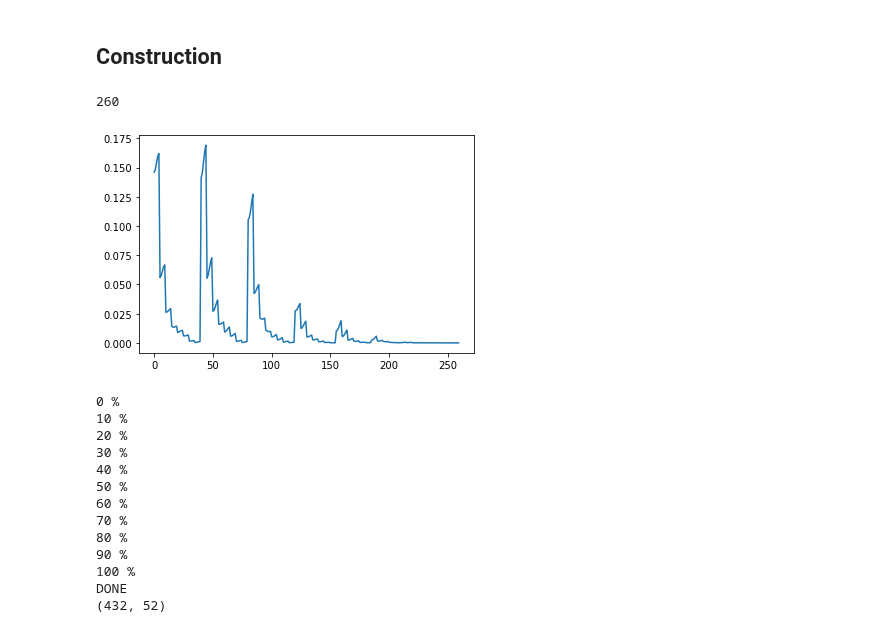
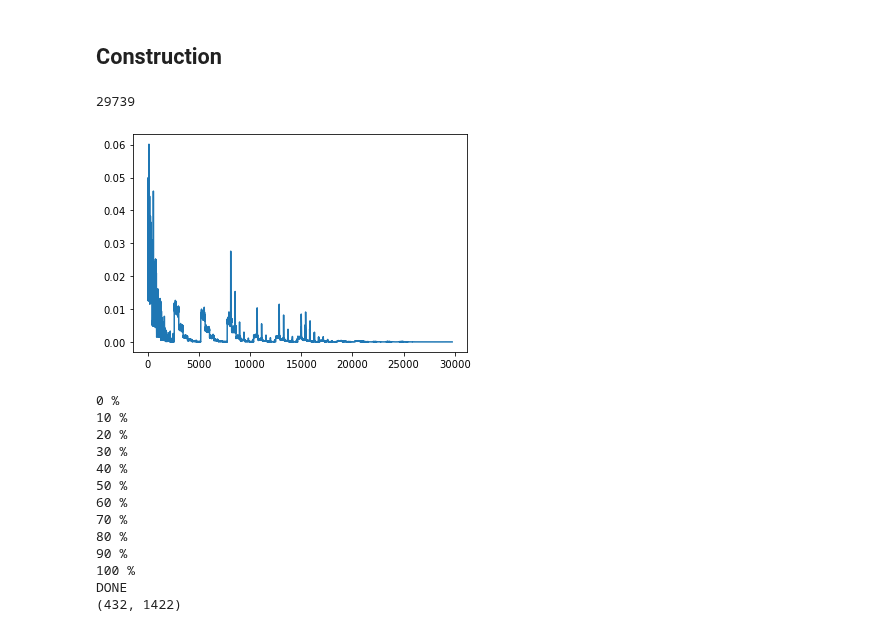
Before and after one commit to outidrarine/Detpop, a Jupyter notebook: PsiConstruction.ipynb, the cells around one changed output. Saved outputs shown, nothing was run; the diff lists cells and outputs as text; code cells hidden in the pictures.

```diff
--- a/PsiConstruction.ipynb
+++ b/PsiConstruction.ipynb
@@ -183,12 +187,9 @@ def compute_psi_i(filename, J, Q, downscaleFactor):
     qi = tfsd(Spec, fn, tn)
 
     # Computing the descriptor phi_i
-
     s = s[::downscaleFactor]
 
-    J = 10
     T = s.shape[-1]
-    Q = 1
 
     scattering = Scattering1D(J, T, Q)
 
@@ -226,15 +227,20 @@ def compute_psi(root, J, Q, downscaleFactor):
 
     return np.array(psi)
 # %%
-psi_i = compute_psi_i('son.wav', 1, 8, 20)
+# Taille d'un signal : 110250
+J = 8
+Q = 3
+psi_i = compute_psi_i('son.wav', J, Q, 1)
 print(psi_i.shape[-1])
 plt.plot(psi_i)
 plt.show();
 # %% [output]
-260
+29739
-[figure, old version]
+[figure, new version]
 # %%
-psi = compute_psi('./SoundDatabase', 8, 1, 100)
+J = 6
+Q = 16
+psi = compute_psi('./SoundDatabase', J, Q, 200)
 print(psi.shape)
 # %% [output]
 0 %
@@ -249,4 +255,4 @@ print(psi.shape)
 90 %
 100 %
 DONE
-(432, 52)
+(432, 1422)
```
Also changed, not shown: parts of 1 cell of this notebook.
